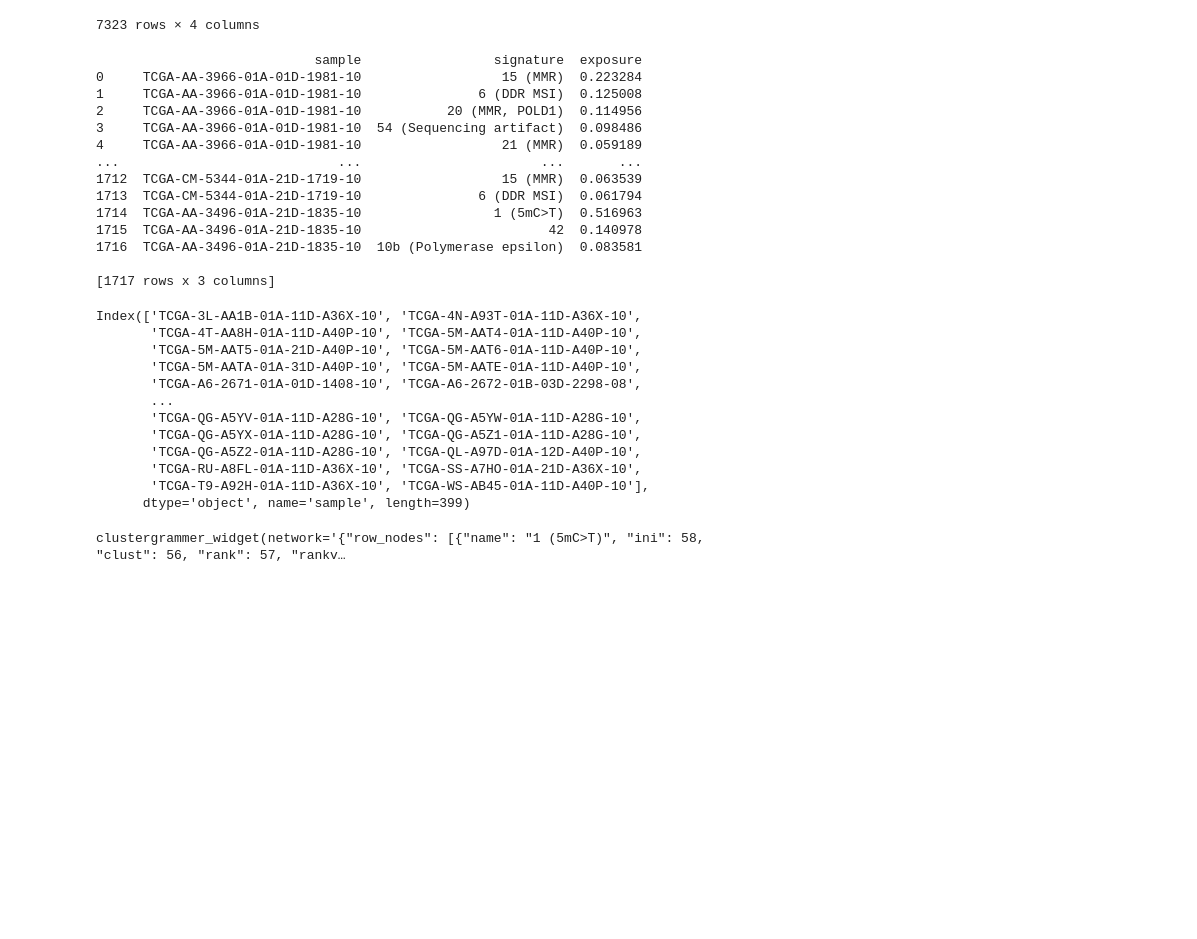
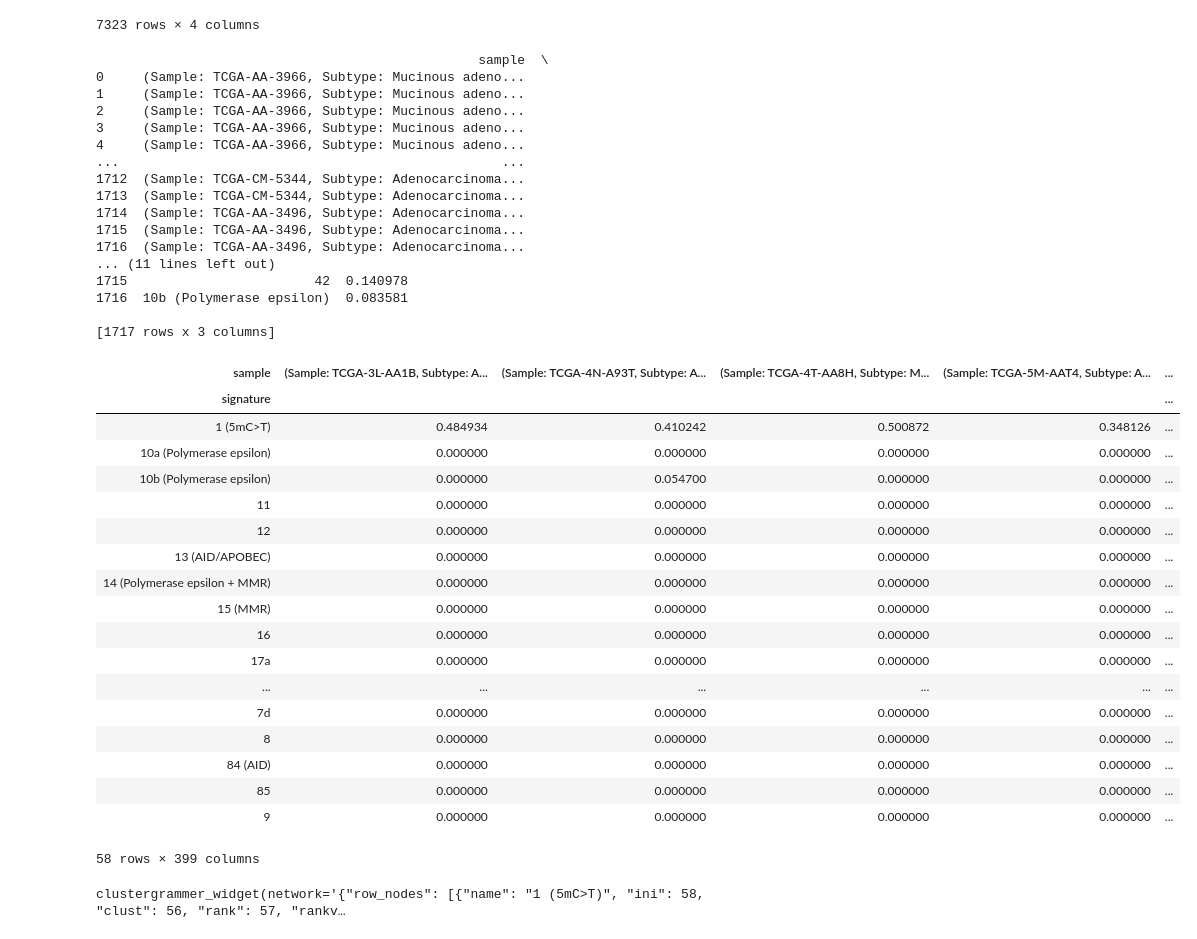
Before and after one commit to elnitskilab/MutationalAnalysisDemo, a Jupyter notebook: TCGA-COAD.ipynb, the cells around one changed output. Drawn from its saved outputs; the diff is of its cells as text; code cells hidden in the pictures; blank space fills up the shorter version.

```diff
--- a/TCGA-COAD.ipynb
+++ b/TCGA-COAD.ipynb
@@ -57,7 +77,8 @@ for idx, row in cosmic.iterrows():
     if exposure < 0.05:
         continue
 
-    sample = row['sample'] # [:12]
+    sample = row['sample'][:12]
+    sample = sample_labels.get(sample, sample)
     samples.append(sample)
 
     signature = row['signature'].split("-", 1)[1][3:]
@@ -70,37 +91,47 @@ for idx, row in cosmic.iterrows():
 df_long = pd.DataFrame({'sample': samples, 'signature': signatures, 'exposure': exposures})
 print(df_long)
 # %% [output]
-                            sample                 signature  exposure
-0     TCGA-AA-3966-01A-01D-1981-10                  15 (MMR)  0.223284
-1     TCGA-AA-3966-01A-01D-1981-10               6 (DDR MSI)  0.125008
-2     TCGA-AA-3966-01A-01D-1981-10           20 (MMR, POLD1)  0.114956
-3     TCGA-AA-3966-01A-01D-1981-10  54 (Sequencing artifact)  0.098486
-4     TCGA-AA-3966-01A-01D-1981-10                  21 (MMR)  0.059189
-...                            ...                       ...       ...
-1712  TCGA-CM-5344-01A-21D-1719-10                  15 (MMR)  0.063539
-1713  TCGA-CM-5344-01A-21D-1719-10               6 (DDR MSI)  0.061794
-1714  TCGA-AA-3496-01A-21D-1835-10                 1 (5mC>T)  0.516963
-1715  TCGA-AA-3496-01A-21D-1835-10                        42  0.140978
-1716  TCGA-AA-3496-01A-21D-1835-10  10b (Polymerase epsilon)  0.083581
+                                                 sample  \
+0     (Sample: TCGA-AA-3966, Subtype: Mucinous adeno...
+1     (Sample: TCGA-AA-3966, Subtype: Mucinous adeno...
+2     (Sample: TCGA-AA-3966, Subtype: Mucinous adeno...
+3     (Sample: TCGA-AA-3966, Subtype: Mucinous adeno...
+4     (Sample: TCGA-AA-3966, Subtype: Mucinous adeno...
+...                                                 ...
+1712  (Sample: TCGA-CM-5344, Subtype: Adenocarcinoma...
+1713  (Sample: TCGA-CM-5344, Subtype: Adenocarcinoma...
+1714  (Sample: TCGA-AA-3496, Subtype: Adenocarcinoma...
+1715  (Sample: TCGA-AA-3496, Subtype: Adenocarcinoma...
+1716  (Sample: TCGA-AA-3496, Subtype: Adenocarcinoma...
+... (11 lines left out)
+1715                        42  0.140978
+1716  10b (Polymerase epsilon)  0.083581
 
 [1717 rows x 3 columns]
 # %%
 # From long format to wide format
 df = df_long.pivot(index='signature', columns='sample', values='exposure').fillna(0.0)
-df.columns
+df
 # %% [output]
+| sample | (Sample: TCGA-3L-AA1B, Subtype: A... | (Sample: TCGA-4N-A93T, Subtype: A... | (Sample: TCGA-4T-AA8H, Subtype: M... | (Sample: TCGA-5M-AAT4, Subtype: A... | ... |
+| signature |  |  |  |  | ... |
+| 1 (5mC>T) | 0.484934 | 0.410242 | 0.500872 | 0.348126 | ... |
+| 10a (Polymerase epsilon) | 0.000000 | 0.000000 | 0.000000 | 0.000000 | ... |
+| 10b (Polymerase epsilon) | 0.000000 | 0.054700 | 0.000000 | 0.000000 | ... |
+| 11 | 0.000000 | 0.000000 | 0.000000 | 0.000000 | ... |
+| 12 | 0.000000 | 0.000000 | 0.000000 | 0.000000 | ... |
+| 13 (AID/APOBEC) | 0.000000 | 0.000000 | 0.000000 | 0.000000 | ... |
+| 14 (Polymerase epsilon + MMR) | 0.000000 | 0.000000 | 0.000000 | 0.000000 | ... |
+| 15 (MMR) | 0.000000 | 0.000000 | 0.000000 | 0.000000 | ... |
+| 16 | 0.000000 | 0.000000 | 0.000000 | 0.000000 | ... |
+| 17a | 0.000000 | 0.000000 | 0.000000 | 0.000000 | ... |
+| ... | ... | ... | ... | ... | ... |
+| 7d | 0.000000 | 0.000000 | 0.000000 | 0.000000 | ... |
+| 8 | 0.000000 | 0.000000 | 0.000000 | 0.000000 | ... |
+| 84 (AID) | 0.000000 | 0.000000 | 0.000000 | 0.000000 | ... |
+| 85 | 0.000000 | 0.000000 | 0.000000 | 0.000000 | ... |
+| 9 | 0.000000 | 0.000000 | 0.000000 | 0.000000 | ... |
-Index(['TCGA-3L-AA1B-01A-11D-A36X-10', 'TCGA-4N-A93T-01A-11D-A36X-10',
-       'TCGA-4T-AA8H-01A-11D-A40P-10', 'TCGA-5M-AAT4-01A-11D-A40P-10',
-       'TCGA-5M-AAT5-01A-21D-A40P-10', 'TCGA-5M-AAT6-01A-11D-A40P-10',
-       'TCGA-5M-AATA-01A-31D-A40P-10', 'TCGA-5M-AATE-01A-11D-A40P-10',
-       'TCGA-A6-2671-01A-01D-1408-10', 'TCGA-A6-2672-01B-03D-2298-08',
-       ...
-       'TCGA-QG-A5YV-01A-11D-A28G-10', 'TCGA-QG-A5YW-01A-11D-A28G-10',
-       'TCGA-QG-A5YX-01A-11D-A28G-10', 'TCGA-QG-A5Z1-01A-11D-A28G-10',
-       'TCGA-QG-A5Z2-01A-11D-A28G-10', 'TCGA-QL-A97D-01A-12D-A40P-10',
-       'TCGA-RU-A8FL-01A-11D-A36X-10', 'TCGA-SS-A7HO-01A-21D-A36X-10',
-       'TCGA-T9-A92H-01A-11D-A36X-10', 'TCGA-WS-AB45-01A-11D-A40P-10'],
-      dtype='object', name='sample', length=399)
+58 rows × 399 columns
 # %%
 net = Network(clustergrammer_widget)
 net.load_df(df)
```
Also changed, not shown: parts of 4 cells of this notebook, 1 other file.
